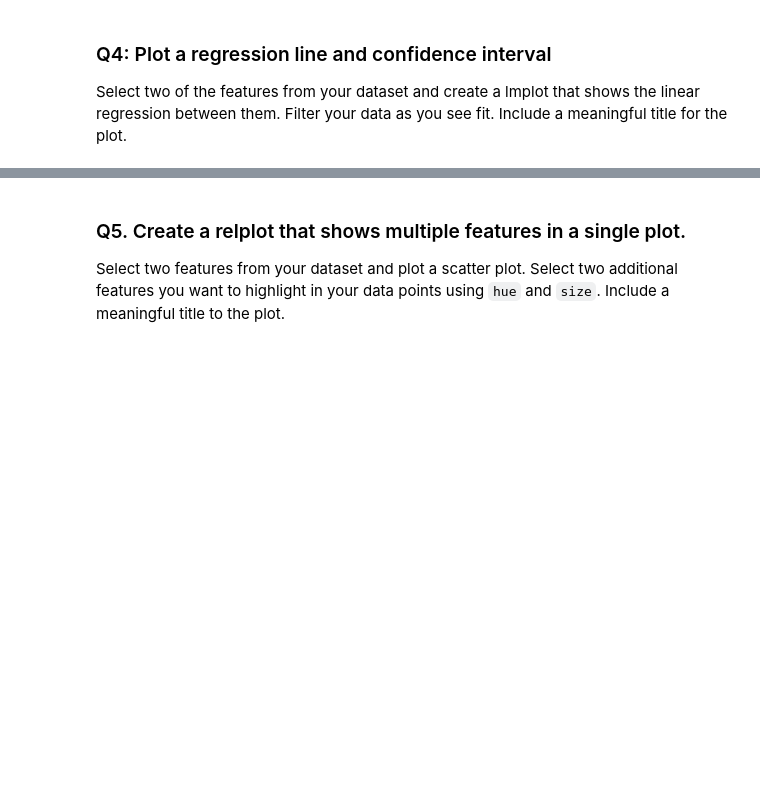
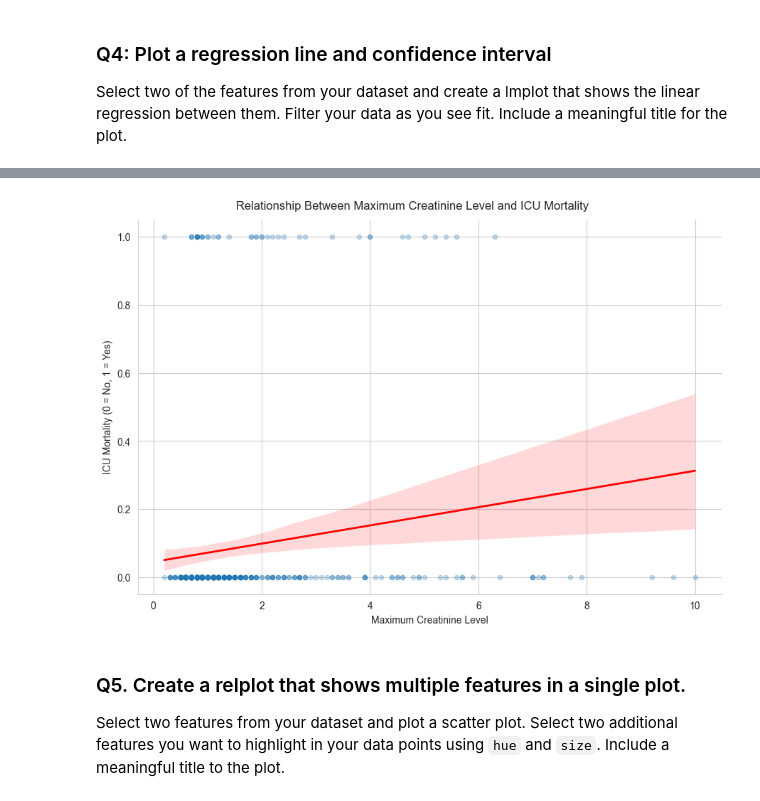
Before and after one commit to CS133-DataVisualization/term-project-team1, a Jupyter notebook: P1_relplot-scatter.ipynb, the cells around one changed output, grey strips where cells are left out. Saved outputs shown, nothing was run; the diff lists cells and outputs as text; code cells hidden in the pictures; blank space fills up the shorter version.

```diff
--- a/P1_relplot-scatter.ipynb
+++ b/P1_relplot-scatter.ipynb
@@ -89,3 +138,42 @@ Select two of the features from your dataset and create a lmplot that shows the
+# %%
+# Your code here . . .
+
+import seaborn as sns
+import matplotlib.pyplot as plt
+
+clean_data = df.dropna(subset=["max_val_creatinine", "ICU_mortality"])
+
+clean_data = clean_data[clean_data["max_val_creatinine"] <= 10]
+
+sample_data = clean_data.sample(500, random_state=42)
+
+sns.set_style("whitegrid")
+
+plot = sns.lmplot(
+    data=sample_data,
+    x="max_val_creatinine",
+    y="ICU_mortality",
+    ci=95,
+    height=6,
+    aspect=1.5,
+    scatter_kws={"alpha": 0.25, "s": 20},
+    line_kws={"color": "red", "linewidth": 2}
+)
+
+
+plot.fig.suptitle(
+    "Relationship Between Maximum Creatinine Level and ICU Mortality",
+    y=1.02
+)
+
+plot.set_axis_labels(
+    "Maximum Creatinine Level",
+    "ICU Mortality (0 = No, 1 = Yes)"
+)
+
+plt.show()
+# %% [output]
+[figure, added]
 # %% [markdown]
 ### Q5. Create a relplot that shows multiple features in a single plot.
 Select two features from your dataset and plot a scatter plot. Select two additional features you want to highlight in your data points using `hue` and `size`. Include a meaningful title to the plot.
```
Also changed, not shown: parts of 10 cells of this notebook.
